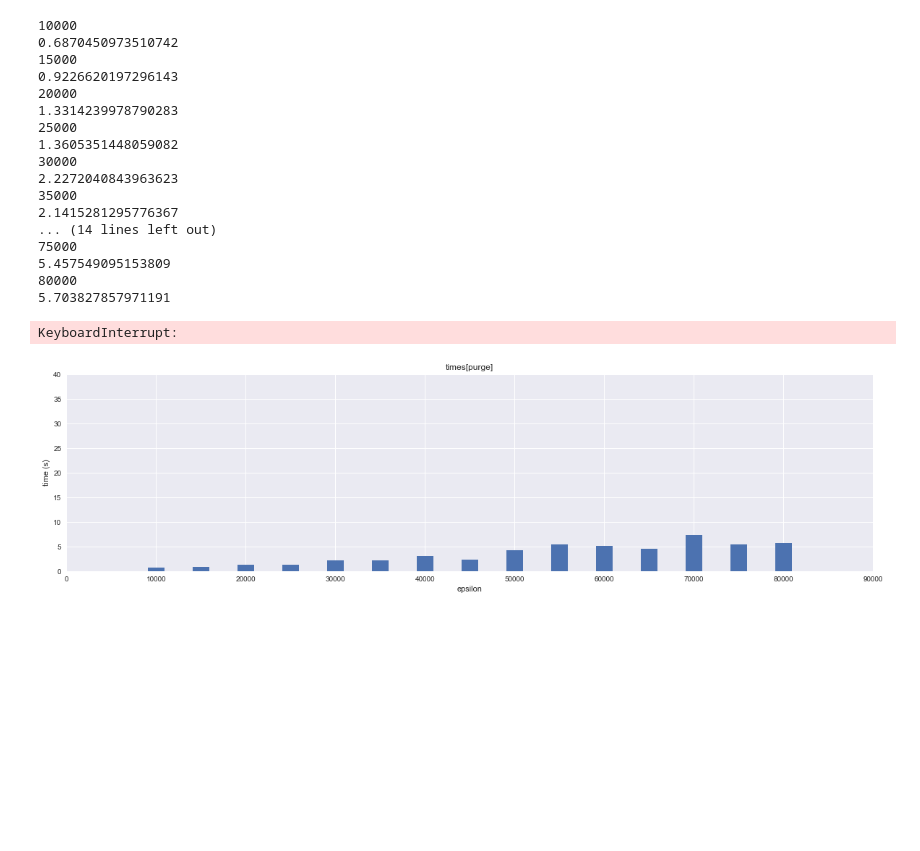
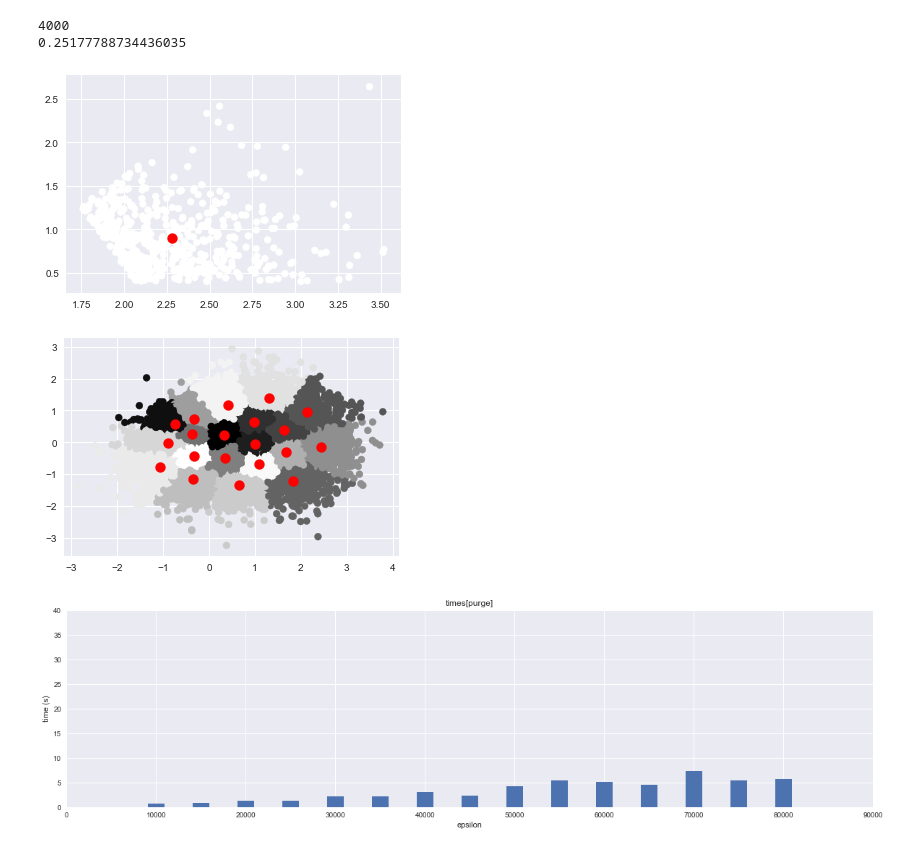
Before and after one commit to jonasrk/rheem_notebooks, a Jupyter notebook: kmeans.ipynb, the cells around one changed output. Drawn from its saved outputs; the diff is of its cells as text; code cells hidden in the pictures; blank space fills up the shorter version.

```diff
--- a/kmeans.ipynb
+++ b/kmeans.ipynb
@@ -71,59 +71,67 @@ import time
 times = {'normal': {},
          'purge' : {}}
 
-n_points = 5000
+n_points = 4000 # 0
 n_centroids = 20
 exp = 1
 epsilon = 0.0002
 
-while True:
+while exp < 2:
     exp += 1
     n_centroids = n_centroids
-    n_points = n_points + 5000
+    n_points = n_points
     epsilon = epsilon
 
     centroids = initialize_centroids(points, n_centroids)
     init_points(n_points)
     max_change = epsilon
 
     start_time = time.time()
     while max_change >= epsilon:
         closest = closest_centroid(points, centroids)
         centroids, max_change = move_centroids_purge(closest, centroids)
     stopped_time = time.time() - start_time
     print(n_points)
     print(stopped_time)
     times['purge'][n_points] = stopped_time
 
+
+    from JSAnimation import IPython_display
+    from matplotlib import animation
+
+    # create a simple animation
+    fig = plt.figure()
+    ax = plt.axes()
+    ax.cla()
+    ax.scatter(points[:, 0], points[:, 1], c=closest)
+    ax.scatter(centroids[:, 0], centroids[:, 1], c='r', s=100)
+    plt.show()
+
+
     centroids = initialize_centroids(points, n_centroids)
     init_points(n_points)
     max_change = epsilon
 
     start_time = time.time()
     while max_change >= epsilon:
         closest = closest_centroid(points, centroids)
         centroids, max_change = move_centroids(closest, centroids)
     stopped_time = time.time() - start_time
     times['normal'][n_points] = stopped_time
+
+
+    # create a simple animation
+    fig = plt.figure()
+    ax = plt.axes()
+    ax.cla()
+    ax.scatter(points[:, 0], points[:, 1], c=closest)
+    ax.scatter(centroids[:, 0], centroids[:, 1], c='r', s=100)
+    plt.show()
 # %% [output]
-10000
-0.6870450973510742
-15000
-0.9226620197296143
-20000
-1.3314239978790283
-25000
-1.3605351448059082
-30000
-2.2272040843963623
-35000
-2.1415281295776367
-... (14 lines left out)
-75000
-5.457549095153809
-80000
-5.703827857971191
+4000
+0.25177788734436035
-KeyboardInterrupt:
+[figure, added]
+[figure, added]
 # %%
 %matplotlib inline
 
```
